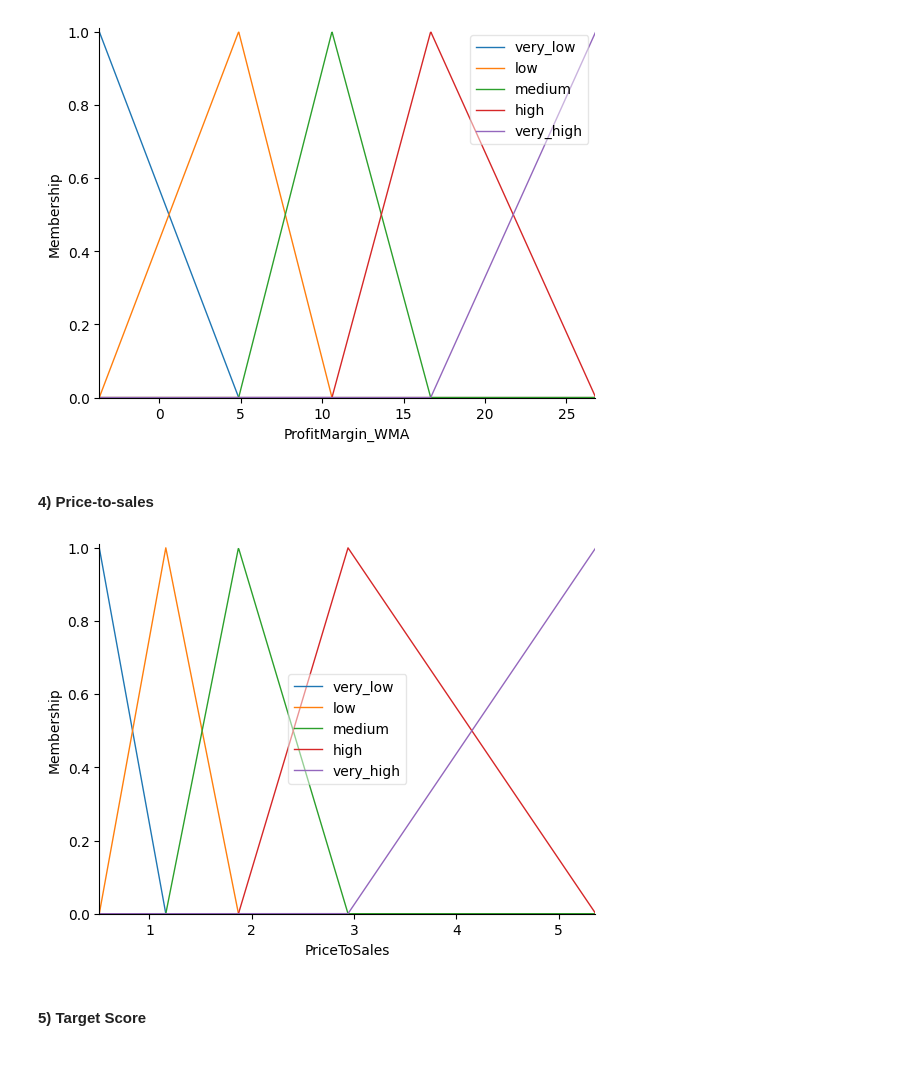
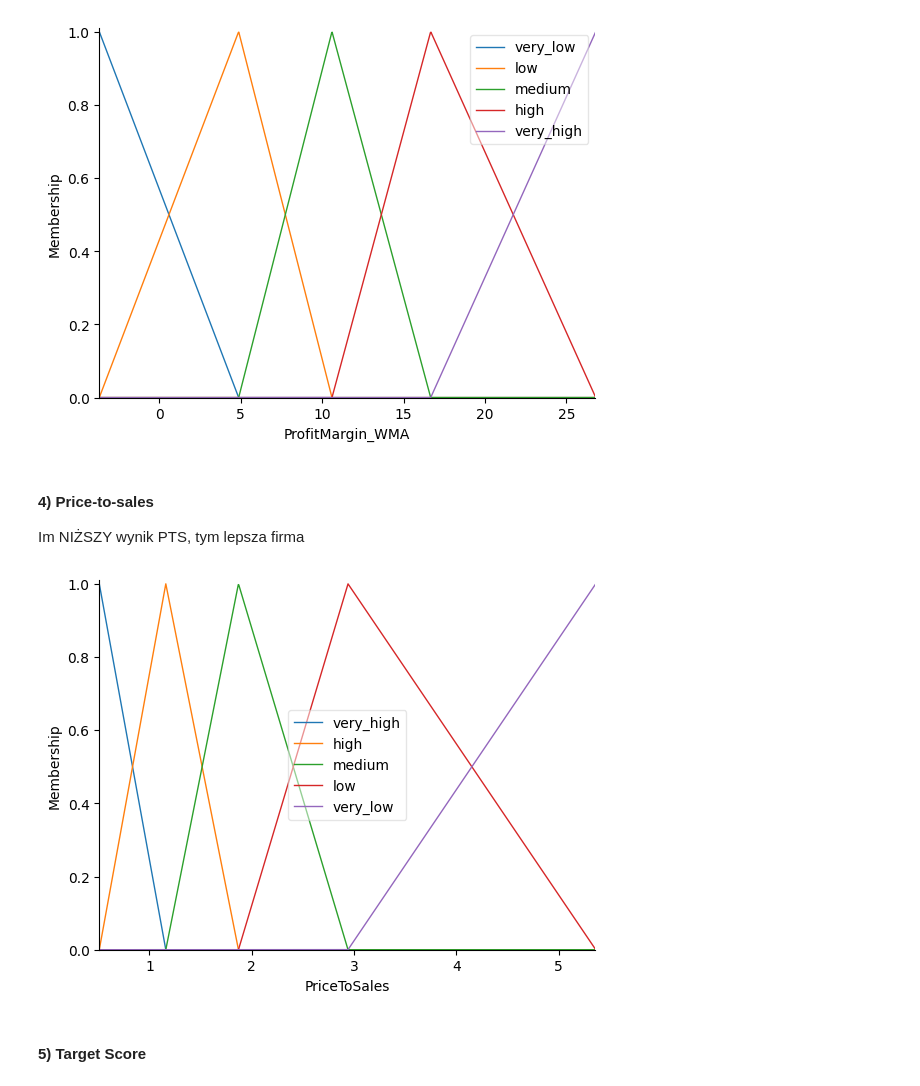
Before and after one commit to Wojciech-Majchrowski-23/MSiD_Project, a Jupyter notebook: src/fuzzy_rules.ipynb, the cells around one changed output. Cells and saved outputs as stored; diff of their text form; code cells hidden in the pictures.

```diff
--- a/src/fuzzy_rules.ipynb
+++ b/src/fuzzy_rules.ipynb
@@ -1,7 +1,7 @@
 # %%
 import pandas as pd
 
-df = pd.read_csv(r'C:\Users\48661\Documents\MSiD_Project\local_folder\aggregated_company_data.csv')
+df = pd.read_csv(r'C:\Users\majch\OneDrive\Dokumenty\Wojtek\STUDIA\SEMESTR_4\MSID\laby\MSiD_Project\local_folder\aggregated_company_data.csv')
 # %% [markdown]
 ### Zmienne wejściowe i target Score
 # %%
@@ -138,24 +141,28 @@ profit_margin_WMA_antecedent.view()
 [figure]
 # %% [markdown]
 #### 4) Price-to-sales
+Im NIŻSZY wynik PTS, tym lepsza firma
 # %%
+# TO RÓWNIEŻ METRYKA IM NIŻSZE TYM LEPSZE !
+
 q_min = price_to_sales_min_val
 q_low = df['PriceToSales'].quantile(LOW_QUANTILE)
 q_mid = df['PriceToSales'].quantile(MID_QUANTILE)
 q_high = df['PriceToSales'].quantile(HIGH_QUANTILE)
 q_max = price_to_sales_max_val
 
 universe_pts = price_to_sales_antecedent.universe
 
-price_to_sales_antecedent['very_low'] = fuzz.trimf(universe_pts, [q_min, q_min, q_low])
-price_to_sales_antecedent['low'] = fuzz.trimf(universe_pts, [q_min, q_low, q_mid])
+# IM WYŻEJ TYM GORZEJ !
+price_to_sales_antecedent['very_high'] = fuzz.trimf(universe_pts, [q_min, q_min, q_low])
+price_to_sales_antecedent['high'] = fuzz.trimf(universe_pts, [q_min, q_low, q_mid])
 price_to_sales_antecedent['medium'] = fuzz.trimf(universe_pts, [q_low, q_mid, q_high])
-price_to_sales_antecedent['high'] = fuzz.trimf(universe_pts, [q_mid, q_high, q_max])
-price_to_sales_antecedent['very_high'] = fuzz.trimf(universe_pts, [q_high, q_max, q_max])
+price_to_sales_antecedent['low'] = fuzz.trimf(universe_pts, [q_mid, q_high, q_max])
+price_to_sales_antecedent['very_low'] = fuzz.trimf(universe_pts, [q_high, q_max, q_max])
 
 price_to_sales_antecedent.view()
 # %% [output]
-[figure, old version]
+[figure, new version]
 # %% [markdown]
 #### 5) Target Score
 # %%
```
Also changed, not shown: parts of 5 cells of this notebook, 3 other files.
